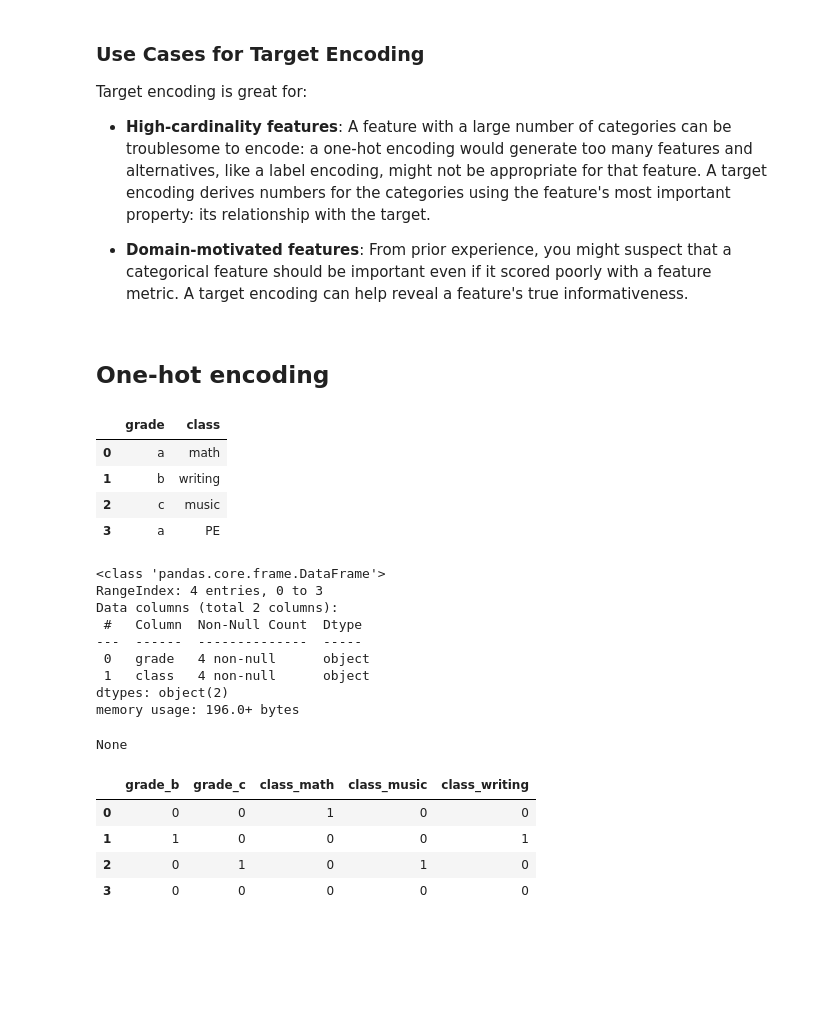
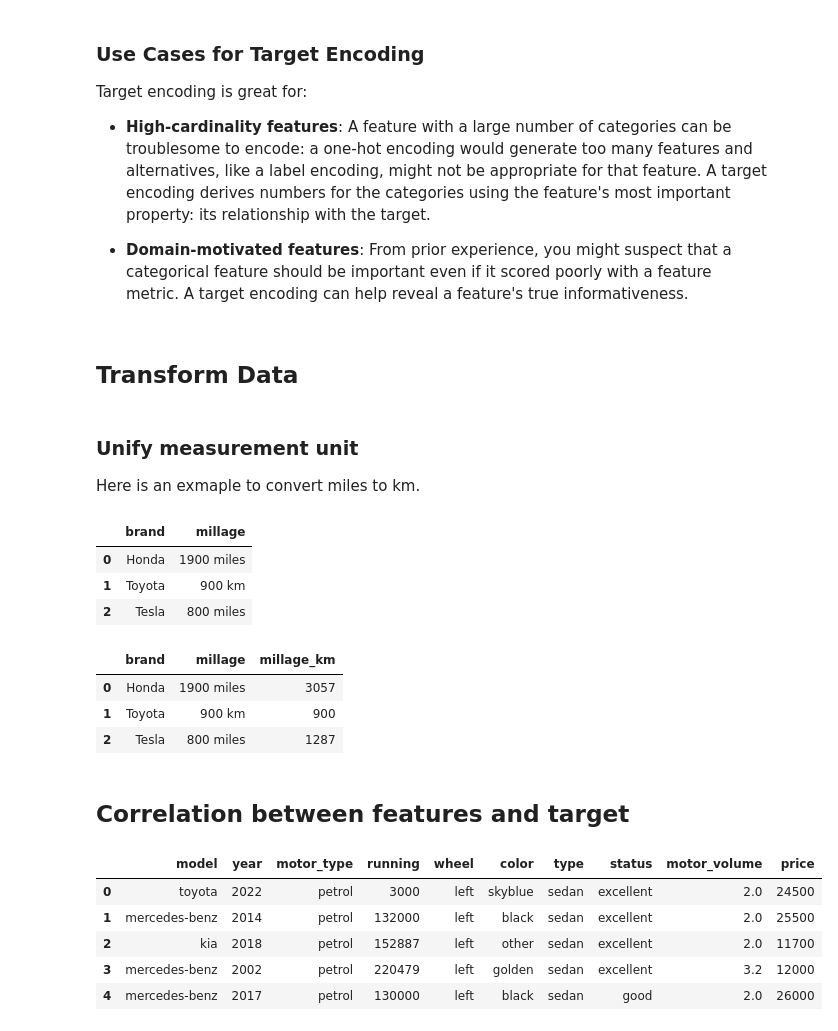
Before and after one commit to andersonliu/learn_ai, a Jupyter notebook: notebooks/feature_engineering/feature_engineering.ipynb, the cells around one changed output. Drawn from its saved outputs; the diff is of its cells as text; code cells hidden in the pictures; blank space fills up the shorter version.

```diff
--- a/notebooks/feature_engineering/feature_engineering.ipynb
+++ b/notebooks/feature_engineering/feature_engineering.ipynb
@@ -909,36 +945,49 @@ Target encoding is great for:
 * **High-cardinality features**: A feature with a large number of categories can be troublesome to encode: a one-hot encoding would generate too many features and alternatives, like a label encoding, might not be appropriate for that feature. A target encoding derives numbers for the categories using the feature's most important property: its relationship with the target.
 
 * **Domain-motivated features**: From prior experience, you might suspect that a categorical feature should be important even if it scored poorly with a feature metric. A target encoding can help reveal a feature's true informativeness.
-# %% [markdown]
-## One-hot encoding
-# %%
-one_hot_dict = {'grade': list('abca'), 'class': ['math', 'writing', 'music', 'PE']}
-
-categories_df = pd.DataFrame(one_hot_dict)
-display(categories_df)
-display(categories_df.info())
-# %% [output]
-|  | grade | class |
-| 0 | a | math |
-| 1 | b | writing |
-| 2 | c | music |
-| 3 | a | PE |
-<class 'pandas.core.frame.DataFrame'>
-RangeIndex: 4 entries, 0 to 3
-Data columns (total 2 columns):
- #   Column  Non-Null Count  Dtype
----  ------  --------------  -----
- 0   grade   4 non-null      object
- 1   class   4 non-null      object
-dtypes: object(2)
-memory usage: 196.0+ bytes
-None
-# %%
-# Create one-hot encoding DataFrame for all object type of columns
-pd.get_dummies(categories_df, drop_first=True, dtype=int)
-# %% [output]
-|  | grade_b | grade_c | class_math | class_music | class_writing |
-| 0 | 0 | 0 | 1 | 0 | 0 |
-| 1 | 1 | 0 | 0 | 0 | 1 |
-| 2 | 0 | 1 | 0 | 1 | 0 |
-| 3 | 0 | 0 | 0 | 0 | 0 |
+# %% [markdown]
+## Transform Data
+# %% [markdown]
+### Unify measurement unit
+Here is an exmaple to convert miles to km.
+# %%
+used_car_data = {"brand": ['Honda','Toyota', 'Tesla'], "millage": ['1900 miles', '900 km', '800 miles']}
+used_car_df = pd.DataFrame(used_car_data)
+used_car_df
+# %% [output]
+|  | brand | millage |
+| 0 | Honda | 1900 miles |
+| 1 | Toyota | 900 km |
+| 2 | Tesla | 800 miles |
+# %%
+# convert miles into km
+def miles_to_km(x):
+    x = str(x)
+    x = x.replace(',', '')
+    if "miles" in x:
+        x = x.split("miles")[0]
+        x = 1.60934 * int(x)
+    else:
+        x = x.replace(" km", "")
+    return int(x)
+
+used_car_df['millage_km'] = used_car_df['millage'].apply(miles_to_km)
+used_car_df
+# %% [output]
+|  | brand | millage | millage_km |
+| 0 | Honda | 1900 miles | 3057 |
+| 1 | Toyota | 900 km | 900 |
+| 2 | Tesla | 800 miles | 1287 |
+# %% [markdown]
+## Correlation between features and target
+# %%
+car_price_df = pd.read_csv('data/predicat_car_price_train.csv')
+car_price_df['running'] = car_price_df['running'].apply(miles_to_km)
+car_price_df.head()
+# %% [output]
+|  | model | year | motor_type | running | wheel | color | type | status | motor_volume | price |
+| 0 | toyota | 2022 | petrol | 3000 | left | skyblue | sedan | excellent | 2.0 | 24500 |
+| 1 | mercedes-benz | 2014 | petrol | 132000 | left | black | sedan | excellent | 2.0 | 25500 |
+| 2 | kia | 2018 | petrol | 152887 | left | other | sedan | excellent | 2.0 | 11700 |
+| 3 | mercedes-benz | 2002 | petrol | 220479 | left | golden | sedan | excellent | 3.2 | 12000 |
+| 4 | mercedes-benz | 2017 | petrol | 130000 | left | black | sedan | good | 2.0 | 26000 |
```
Also changed, not shown: parts of 14 cells of this notebook, 10 other files.
